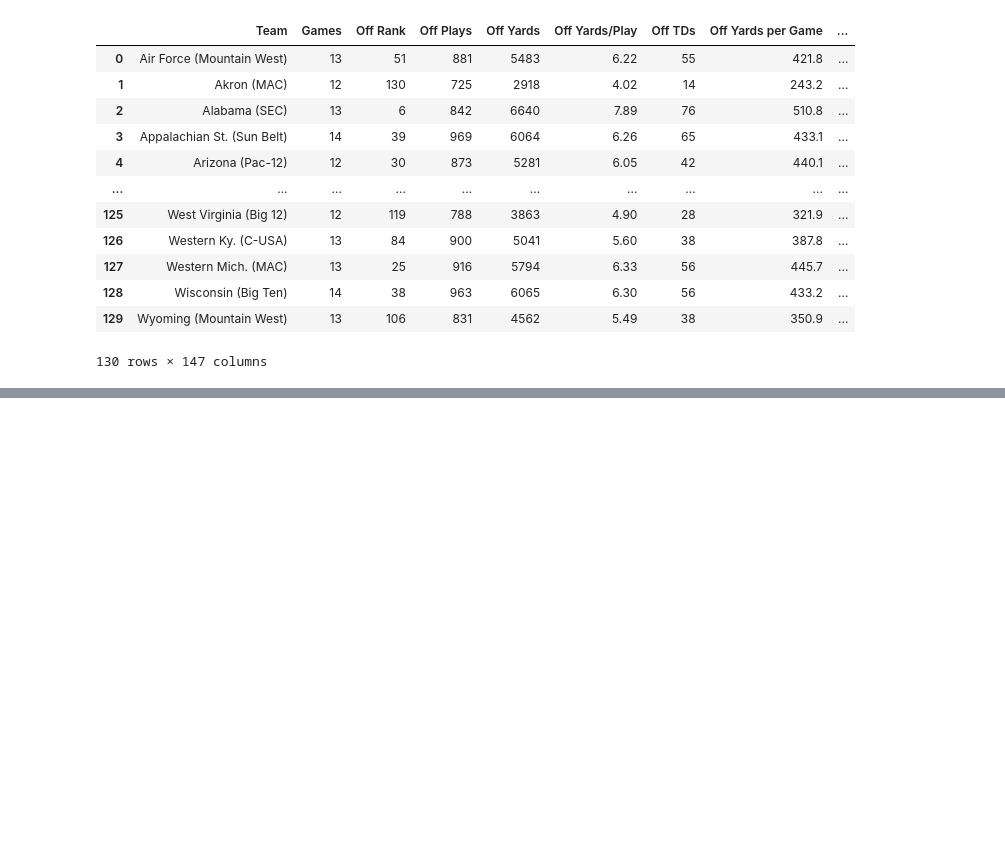
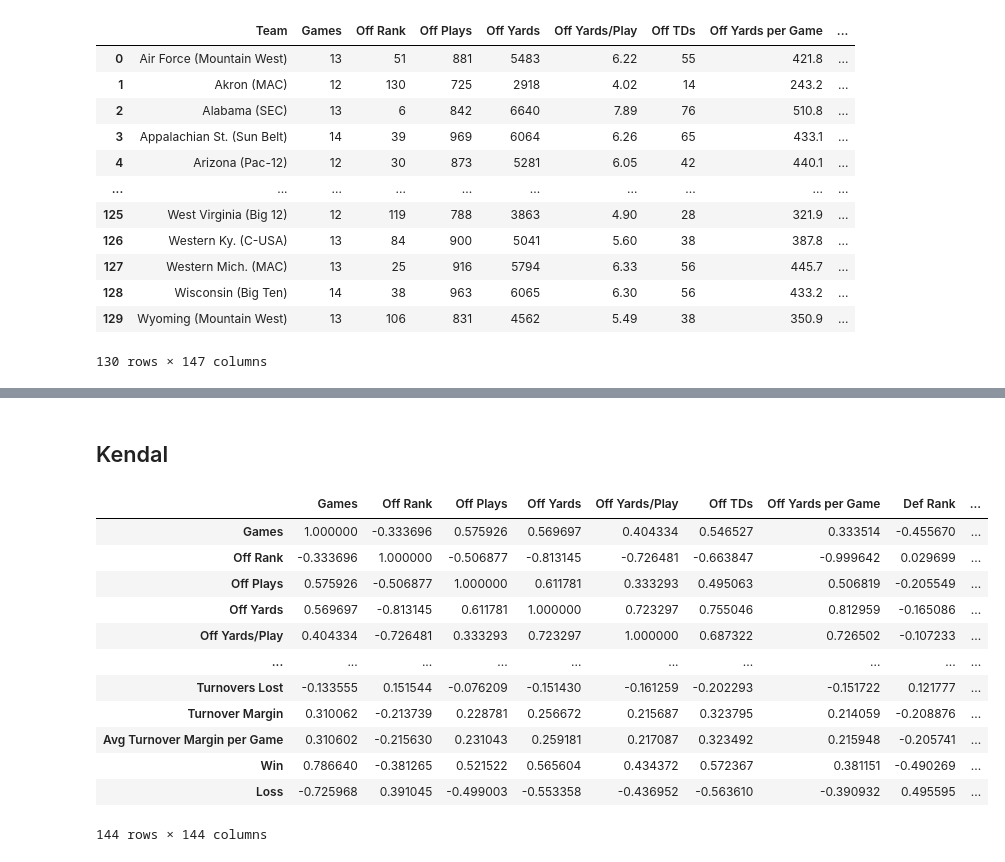
Before and after one commit to amirhajif/machine-learning-algorithms, a Jupyter notebook: Pre-Processing/Correlation/main.ipynb, the cells around one changed output, grey strips where cells are left out. Cells and saved outputs as stored; diff of their text form; code cells hidden in the pictures; blank space fills up the shorter version.

```diff
--- a/Pre-Processing/Correlation/main.ipynb
+++ b/Pre-Processing/Correlation/main.ipynb
@@ -91,0 +153,19 @@ data
+# %% [markdown]
+## Kendal
+# %%
+datas_corr_kendal=data.corr(method='kendall')
+datas_corr_kendal
+# %% [output]
+|  | Games | Off Rank | Off Plays | Off Yards | Off Yards/Play | Off TDs | Off Yards per Game | Def Rank | ... |
+| Games | 1.000000 | -0.333696 | 0.575926 | 0.569697 | 0.404334 | 0.546527 | 0.333514 | -0.455670 | ... |
+| Off Rank | -0.333696 | 1.000000 | -0.506877 | -0.813145 | -0.726481 | -0.663847 | -0.999642 | 0.029699 | ... |
+| Off Plays | 0.575926 | -0.506877 | 1.000000 | 0.611781 | 0.333293 | 0.495063 | 0.506819 | -0.205549 | ... |
+| Off Yards | 0.569697 | -0.813145 | 0.611781 | 1.000000 | 0.723297 | 0.755046 | 0.812959 | -0.165086 | ... |
+| Off Yards/Play | 0.404334 | -0.726481 | 0.333293 | 0.723297 | 1.000000 | 0.687322 | 0.726502 | -0.107233 | ... |
+| ... | ... | ... | ... | ... | ... | ... | ... | ... | ... |
+| Turnovers Lost | -0.133555 | 0.151544 | -0.076209 | -0.151430 | -0.161259 | -0.202293 | -0.151722 | 0.121777 | ... |
+| Turnover Margin | 0.310062 | -0.213739 | 0.228781 | 0.256672 | 0.215687 | 0.323795 | 0.214059 | -0.208876 | ... |
+| Avg Turnover Margin per Game | 0.310602 | -0.215630 | 0.231043 | 0.259181 | 0.217087 | 0.323492 | 0.215948 | -0.205741 | ... |
+| Win | 0.786640 | -0.381265 | 0.521522 | 0.565604 | 0.434372 | 0.572367 | 0.381151 | -0.490269 | ... |
+| Loss | -0.725968 | 0.391045 | -0.499003 | -0.553358 | -0.436952 | -0.563610 | -0.390932 | 0.495595 | ... |
+144 rows × 144 columns
```
Also changed, not shown: parts of 9 cells of this notebook.
